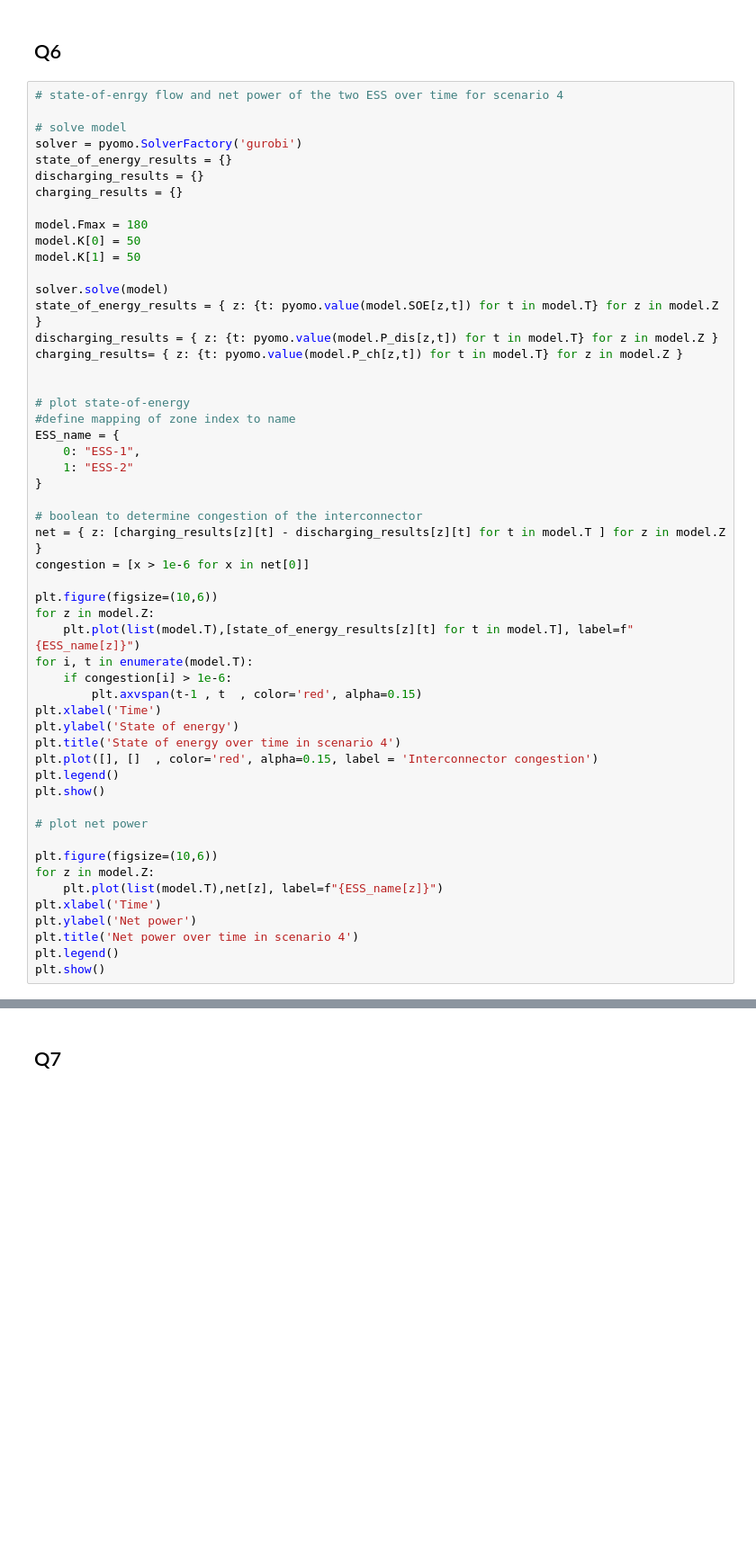
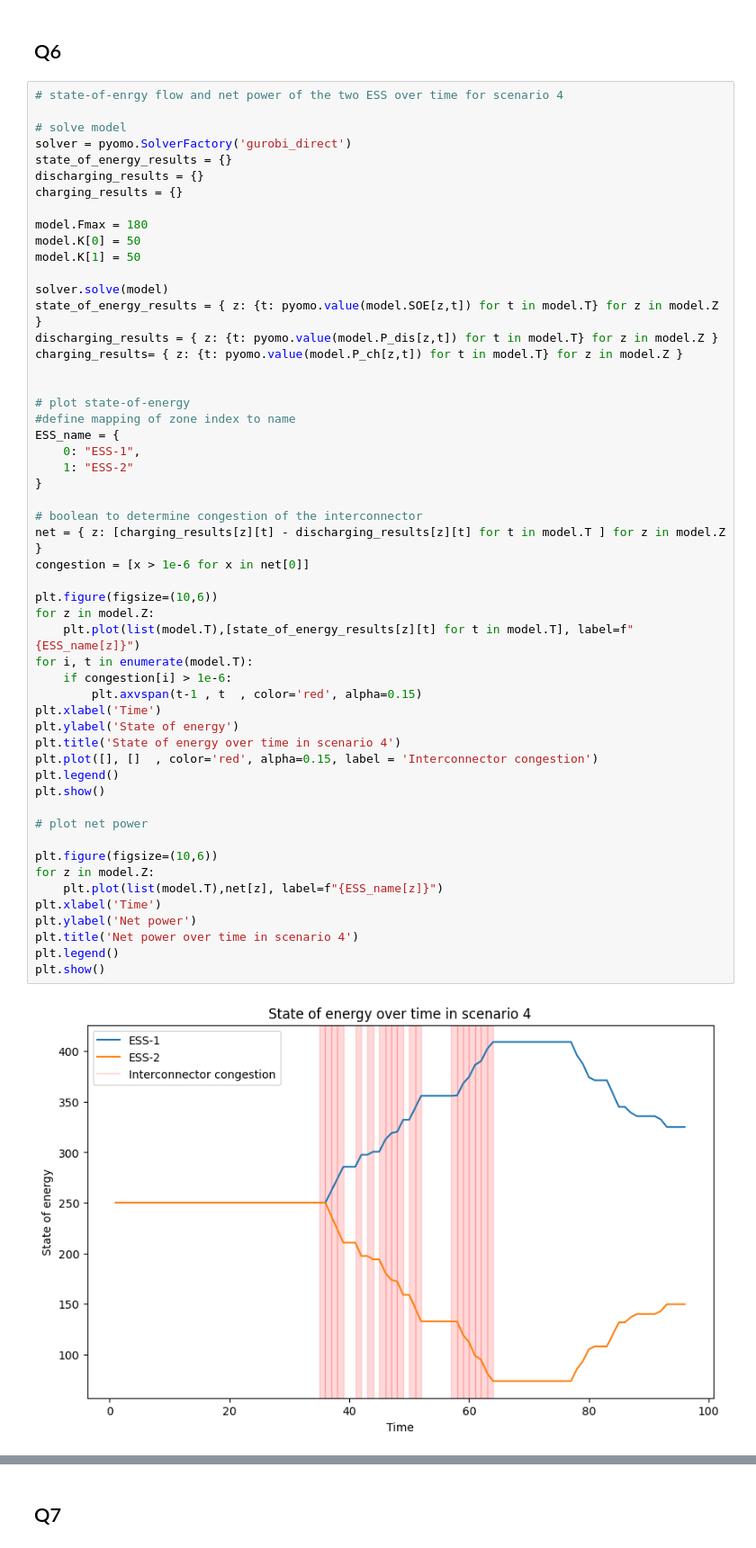
Before and after one commit to zeskeertwee/5XWA0_assignment2, a Jupyter notebook: main.ipynb, the cells around one changed output, grey strips where cells are left out. Shown at 90% size. Drawn from its saved outputs; the diff is of its cells as text; blank space fills up the shorter version.

```diff
--- a/main.ipynb
+++ b/main.ipynb
@@ -311,7 +372,7 @@ plt.show()
 # state-of-enrgy flow and net power of the two ESS over time for scenario 4
 
 # solve model
-solver = pyomo.SolverFactory('gurobi')
+solver = pyomo.SolverFactory('gurobi_direct')
 state_of_energy_results = {}
 discharging_results = {}
 charging_results = {}
@@ -333,30 +394,32 @@ ESS_name = {
     1: "ESS-2"
 }
 
 # boolean to determine congestion of the interconnector
 net = { z: [charging_results[z][t] - discharging_results[z][t] for t in model.T ] for z in model.Z }
 congestion = [x > 1e-6 for x in net[0]]
 
 plt.figure(figsize=(10,6))
 for z in model.Z:
     plt.plot(list(model.T),[state_of_energy_results[z][t] for t in model.T], label=f"{ESS_name[z]}")
 for i, t in enumerate(model.T):
     if congestion[i] > 1e-6:
         plt.axvspan(t-1 , t  , color='red', alpha=0.15)
 plt.xlabel('Time')
 plt.ylabel('State of energy')
 plt.title('State of energy over time in scenario 4')
 plt.plot([], []  , color='red', alpha=0.15, label = 'Interconnector congestion')
 plt.legend()
 plt.show()
 
 # plot net power
 
 plt.figure(figsize=(10,6))
 for z in model.Z:
     plt.plot(list(model.T),net[z], label=f"{ESS_name[z]}")
 plt.xlabel('Time')
 plt.ylabel('Net power')
 plt.title('Net power over time in scenario 4')
 plt.legend()
 plt.show()
+# %% [output]
+[figure, added]
```
Also changed, not shown: parts of 10 cells of this notebook.
